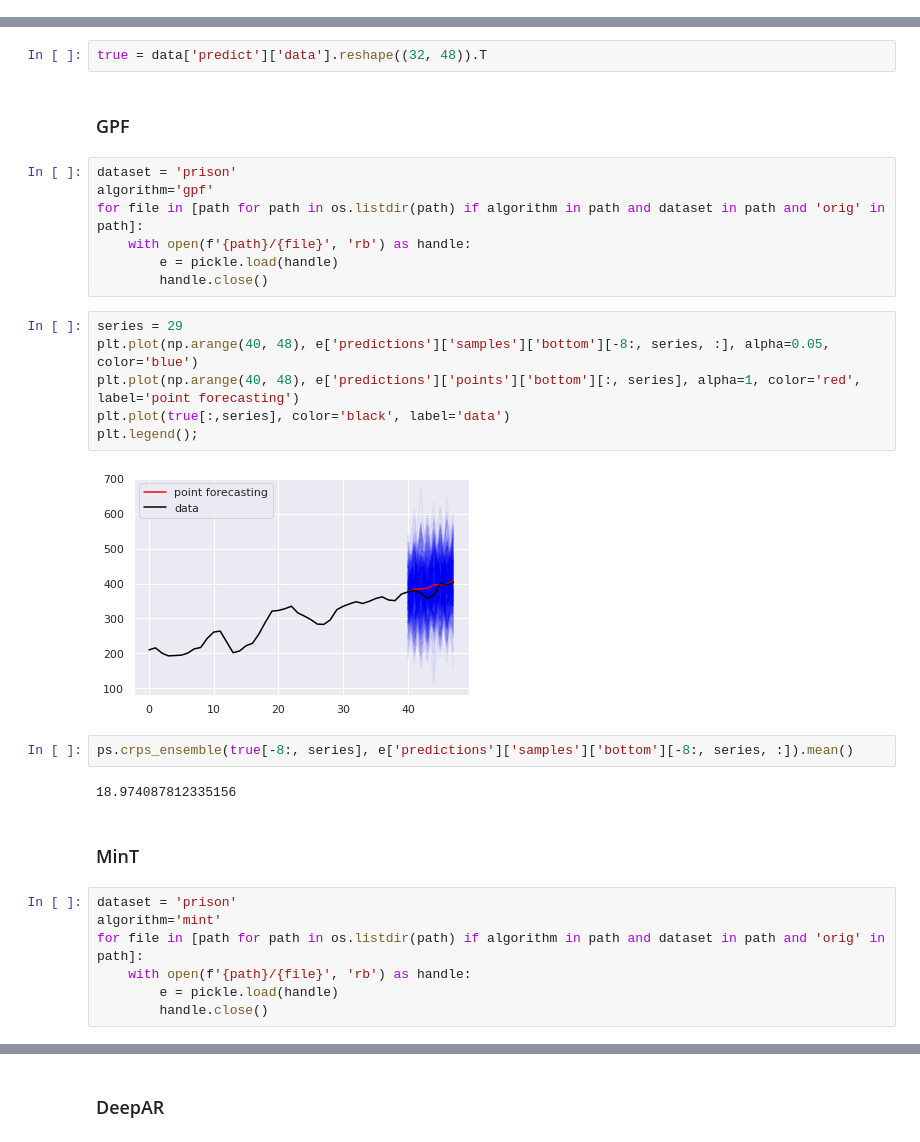
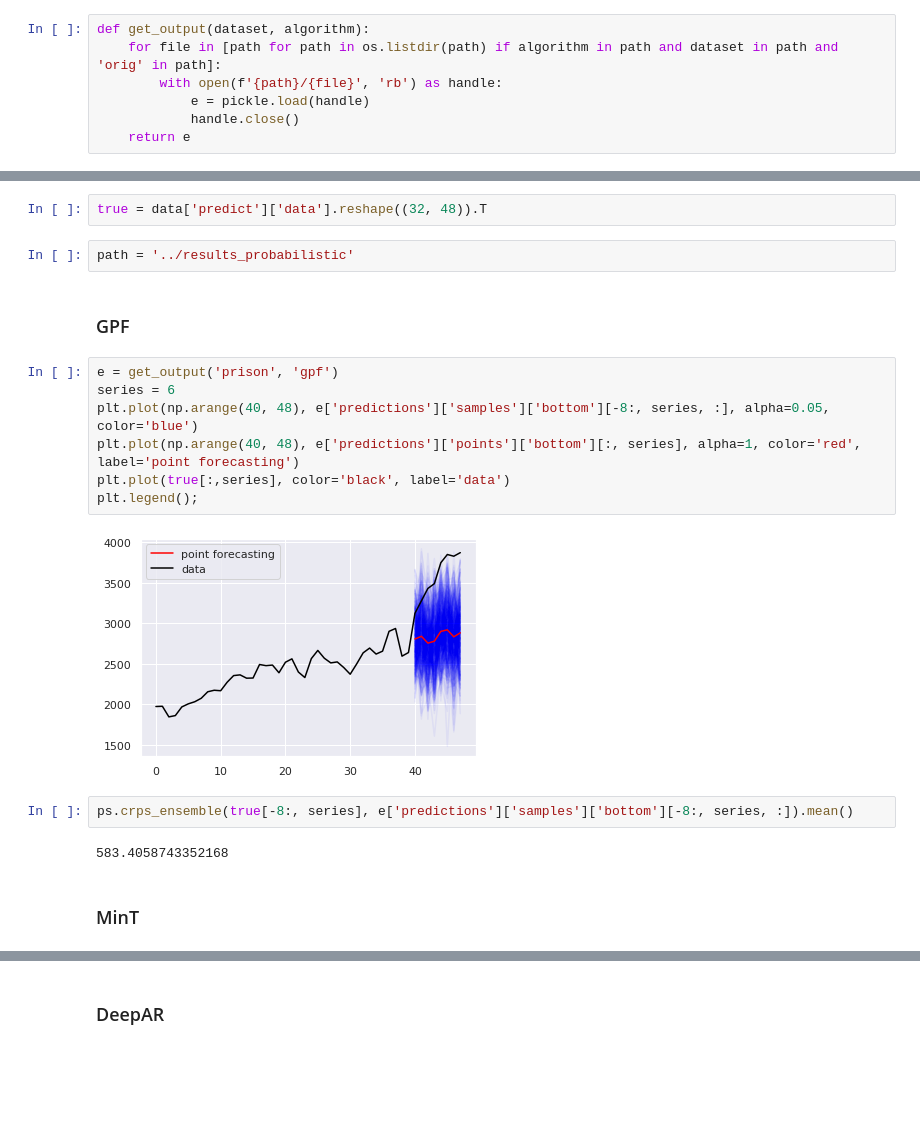
Before and after one commit to luisroque/run_models_distributed, a Jupyter notebook: notebooks/Results_comparing_all_algorithms_paper1_probabilistic.ipynb, the cells around one changed output, grey strips where cells are left out. Cells and saved outputs as stored; diff of their text form; blank space fills up the shorter version.

```diff
--- a/notebooks/Results_comparing_all_algorithms_paper1_probabilistic.ipynb
+++ b/notebooks/Results_comparing_all_algorithms_paper1_probabilistic.ipynb
@@ -108,0 +131,7 @@ def compute_aggregated_results_df(results_dict):
+# %%
+def get_output(dataset, algorithm):
+    for file in [path for path in os.listdir(path) if algorithm in path and dataset in path and 'orig' in path]:
+        with open(f'{path}/{file}', 'rb') as handle:
+            e = pickle.load(handle)
+            handle.close()
+    return e
@@ -112,34 +192,23 @@ def compute_aggregated_results_df(results_dict):
 data = tsag.preprocessing.PreprocessDatasets('prison').apply_preprocess()
 # %%
 true = data['predict']['data'].reshape((32, 48)).T
+# %%
+path = '../results_probabilistic'
 # %% [markdown]
 ### GPF
-# %%
-dataset = 'prison'
-algorithm='gpf'
-for file in [path for path in os.listdir(path) if algorithm in path and dataset in path and 'orig' in path]:
-    with open(f'{path}/{file}', 'rb') as handle:
-        e = pickle.load(handle)
-        handle.close()
 # %%
-series = 29
+e = get_output('prison', 'gpf')
+series = 6
 plt.plot(np.arange(40, 48), e['predictions']['samples']['bottom'][-8:, series, :], alpha=0.05, color='blue')
 plt.plot(np.arange(40, 48), e['predictions']['points']['bottom'][:, series], alpha=1, color='red', label='point forecasting')
 plt.plot(true[:,series], color='black', label='data')
 plt.legend();
 # %% [output]
-[figure, old version]
+[figure, new version]
 # %%
 ps.crps_ensemble(true[-8:, series], e['predictions']['samples']['bottom'][-8:, series, :]).mean()
 # %% [output]
-18.974087812335156
+583.4058743352168
 # %% [markdown]
 ### MinT
-# %%
-dataset = 'prison'
-algorithm='mint'
-for file in [path for path in os.listdir(path) if algorithm in path and dataset in path and 'orig' in path]:
-    with open(f'{path}/{file}', 'rb') as handle:
-        e = pickle.load(handle)
-        handle.close()
 # %%
```
Also changed, not shown: parts of 16 cells of this notebook, 1 other file.
